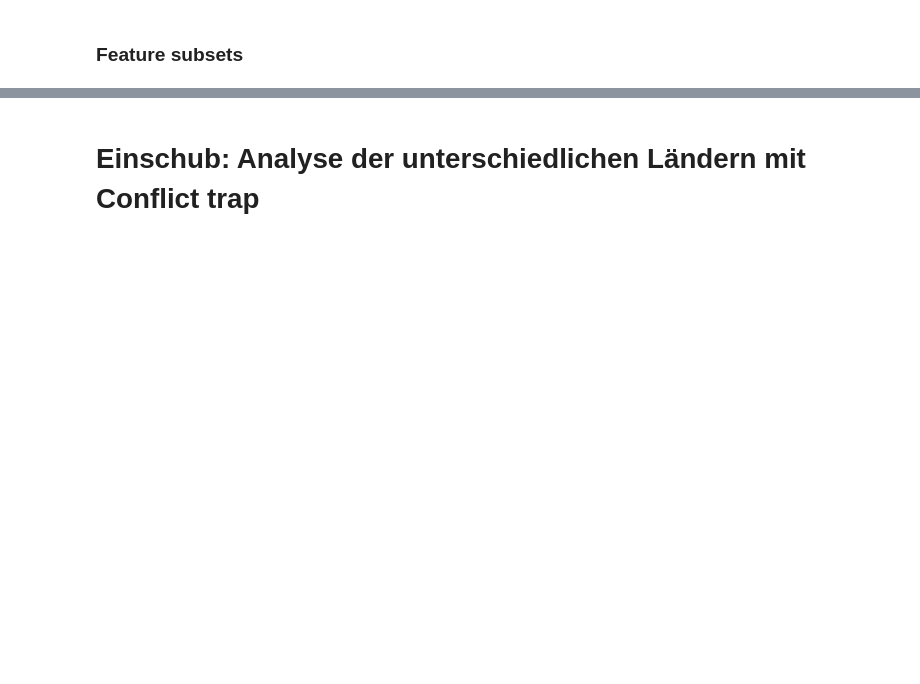
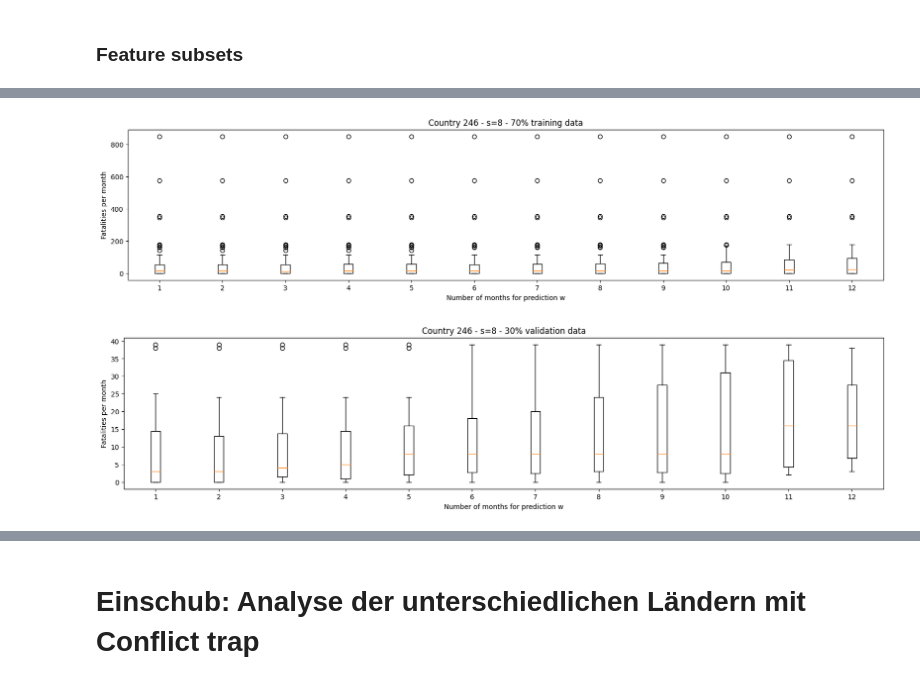
Before and after one commit to toboden/ConflictPredProbabilistic, a Jupyter notebook: old_code/Main_oneCountry_feedFwdNN_empirical.ipynb, the cells around one changed output, grey strips where cells are left out. Drawn from its saved outputs; the diff is of its cells as text; code cells hidden in the pictures; blank space fills up the shorter version.

```diff
--- a/old_code/Main_oneCountry_feedFwdNN_empirical.ipynb
+++ b/old_code/Main_oneCountry_feedFwdNN_empirical.ipynb
@@ -931,0 +927,29 @@ IndexError: too many indices for array: array is 1-dimensional, but 2 were index
+# %%
+plt.figure(figsize=(20, 4))
+for w in range(1,12+1):
+    # Erstellen Sie den Boxplot für data
+    plt.boxplot(YYdistribution_list[w-1]['Y_train'], positions=[w-1 + 1], labels=[str(w)])
+
+# Optional: Beschriftungen hinzufügen
+plt.xlabel('Number of months for prediction w')
+plt.ylabel('Fatalities per month')
+plt.title('Country ' +str(country) + ' - s=' + str(s) + ' - 70% training data')
+
+# Den Boxplot anzeigen
+plt.show()
+
+plt.figure(figsize=(20, 4))
+for w in range(1,12+1):
+    # Erstellen Sie den Boxplot für data2 neben data
+    plt.boxplot(YYdistribution_list[w-1]['Y_valid'], positions=[w - 1 +1], labels=[str(w)])
+
+# Optional: Beschriftungen hinzufügen
+plt.xlabel('Number of months for prediction w')
+plt.ylabel('Fatalities per month')
+plt.title('Country ' +str(country) + ' - s=' + str(s) + ' - 30% validation data')
+
+# Den Boxplot anzeigen
+plt.show()
+# %% [output]
+[figure, added]
+[figure, added]
```
Also changed, not shown: parts of 26 cells of this notebook, 4 other files.
